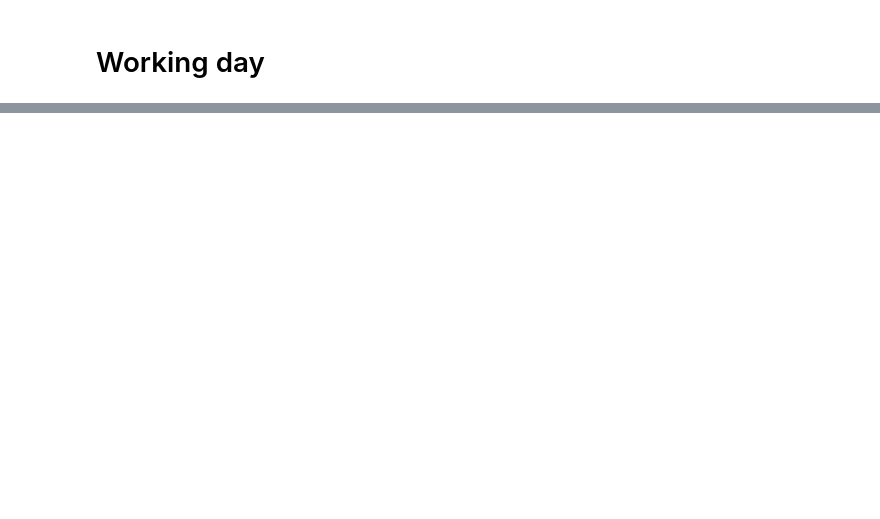
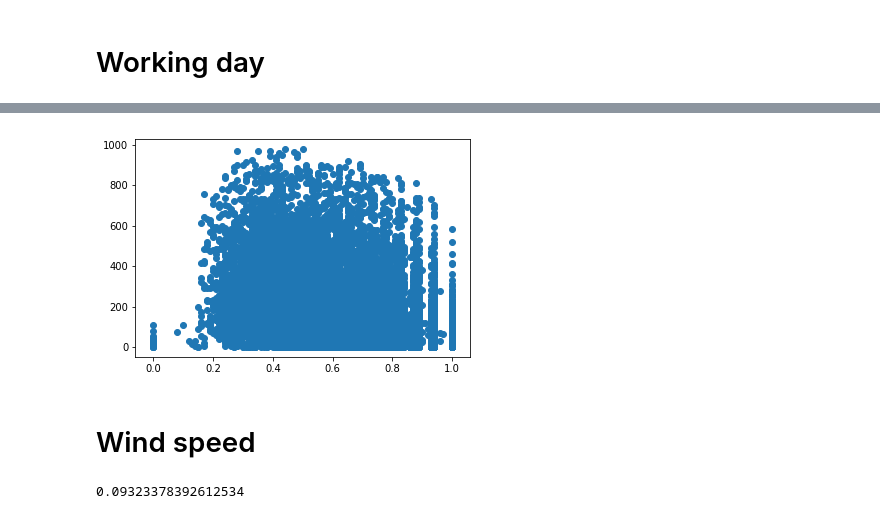
Before and after one commit to Saideepak-R/Bike-sharing, a Jupyter notebook: problem_statement.ipynb, the cells around one changed output, grey strips where cells are left out. Cells and saved outputs as stored; diff of their text form; code cells hidden in the pictures; blank space fills up the shorter version.

```diff
--- a/problem_statement.ipynb
+++ b/problem_statement.ipynb
@@ -532,0 +642,12 @@ Name: cnt, dtype: int64
+# %%
+plt.scatter(df1['hum'],df1['cnt'])
+plt.show()
+# %% [output]
+[figure, added]
+# %% [markdown]
+# Wind speed
+# %%
+df1['windspeed'].corr(df1['cnt'])
+#very week correlation
+# %% [output]
+0.09323378392612534
```
Also changed, not shown: parts of 19 cells of this notebook.
